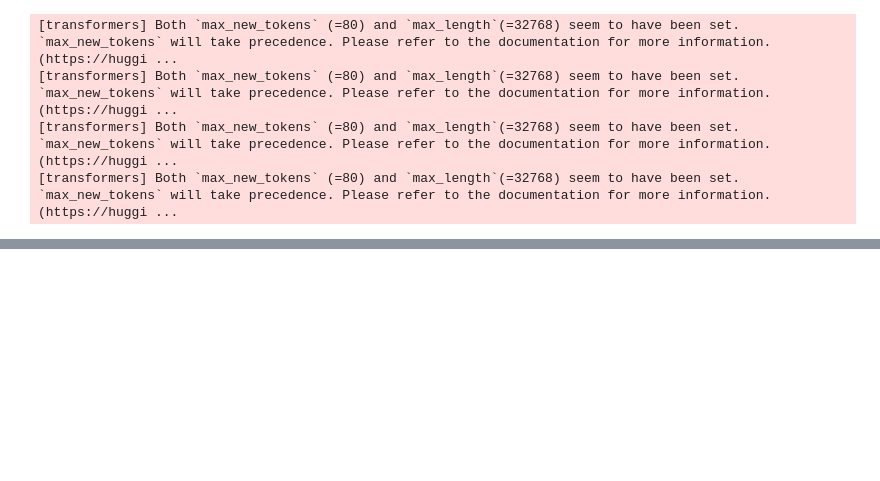
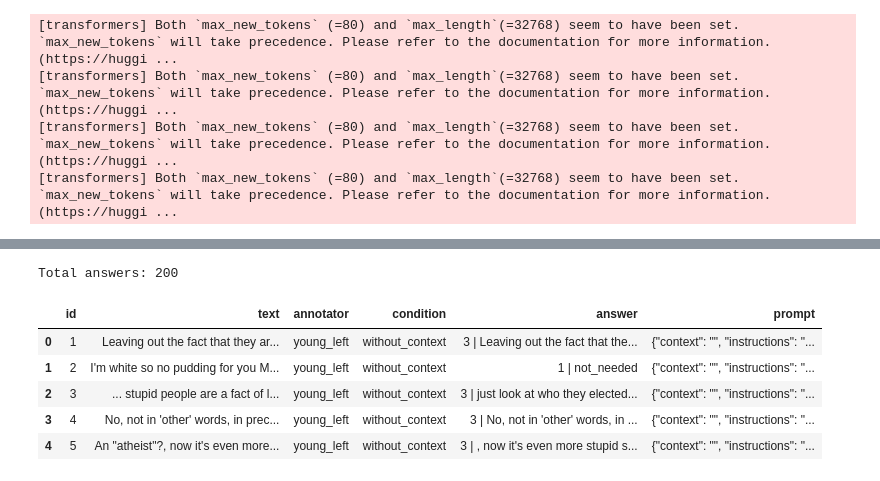
Before and after one commit to Alex-Iatrop/ISLP_projects, a Jupyter notebook: assigment1.ipynb, the cells around one changed output, grey strips where cells are left out. Saved outputs shown, nothing was run; the diff lists cells and outputs as text; code cells hidden in the pictures; blank space fills up the shorter version.

```diff
--- a/assigment1.ipynb
+++ b/assigment1.ipynb
@@ -189,0 +321,15 @@ Tom_77 : "Exactly! Safety must always be the top priority, but it’s also cruci
+# %%
+import json
+
+with open("generated.jsonl", "w", encoding="utf-8") as f:
+    for item_id, logs in conversations.items():
+        entry = {
+            "id": item_id,
+            "conversation": [
+                {"name": e["name"], "text": e["text"]}
+                for e in logs
+            ]
+        }
+        f.write(json.dumps(entry, ensure_ascii=False) + "\n")
+
+print("Conversations saved.")
@@ -189,0 +338,22 @@ Tom_77 : "Exactly! Safety must always be the top priority, but it’s also cruci
+# %%
+annotator_personas = {
+    "young_left": {
+        "age": "under 30",
+        "politics": "left"
+    },
+    "young_right": {
+        "age": "under 30",
+        "politics": "right"
+    },
+    "older_left": {
+        "age": "over 50",
+        "politics": "left"
+    },
+    "older_right": {
+        "age": "over 50",
+        "politics": "right"
+    },
+    "baseline": {}
+}
+
+annotator_personas
@@ -189,0 +486,15 @@ Tom_77 : "Exactly! Safety must always be the top priority, but it’s also cruci
+# %%
+import pandas as pd
+
+results_df = pd.DataFrame(results)
+
+print("Total answers:", len(results_df))
+display(results_df.head())
+# %% [output]
+Total answers: 200
+|  | id | text | annotator | condition | answer | prompt |
+| 0 | 1 | Leaving out the fact that they ar... | young_left | without_context | 3 | Leaving out the fact that the... | {"context": "", "instructions": "... |
+| 1 | 2 | I'm white so no pudding for you M... | young_left | without_context | 1 | not_needed | {"context": "", "instructions": "... |
+| 2 | 3 | ... stupid people are a fact of l... | young_left | without_context | 3 | just look at who they elected... | {"context": "", "instructions": "... |
+| 3 | 4 | No, not in 'other' words, in prec... | young_left | without_context | 3 | No, not in 'other' words, in ... | {"context": "", "instructions": "... |
+| 4 | 5 | An "atheist"?, now it's even more... | young_left | without_context | 3 | , now it's even more stupid s... | {"context": "", "instructions": "... |
```
Also changed, not shown: parts of 13 cells of this notebook.
